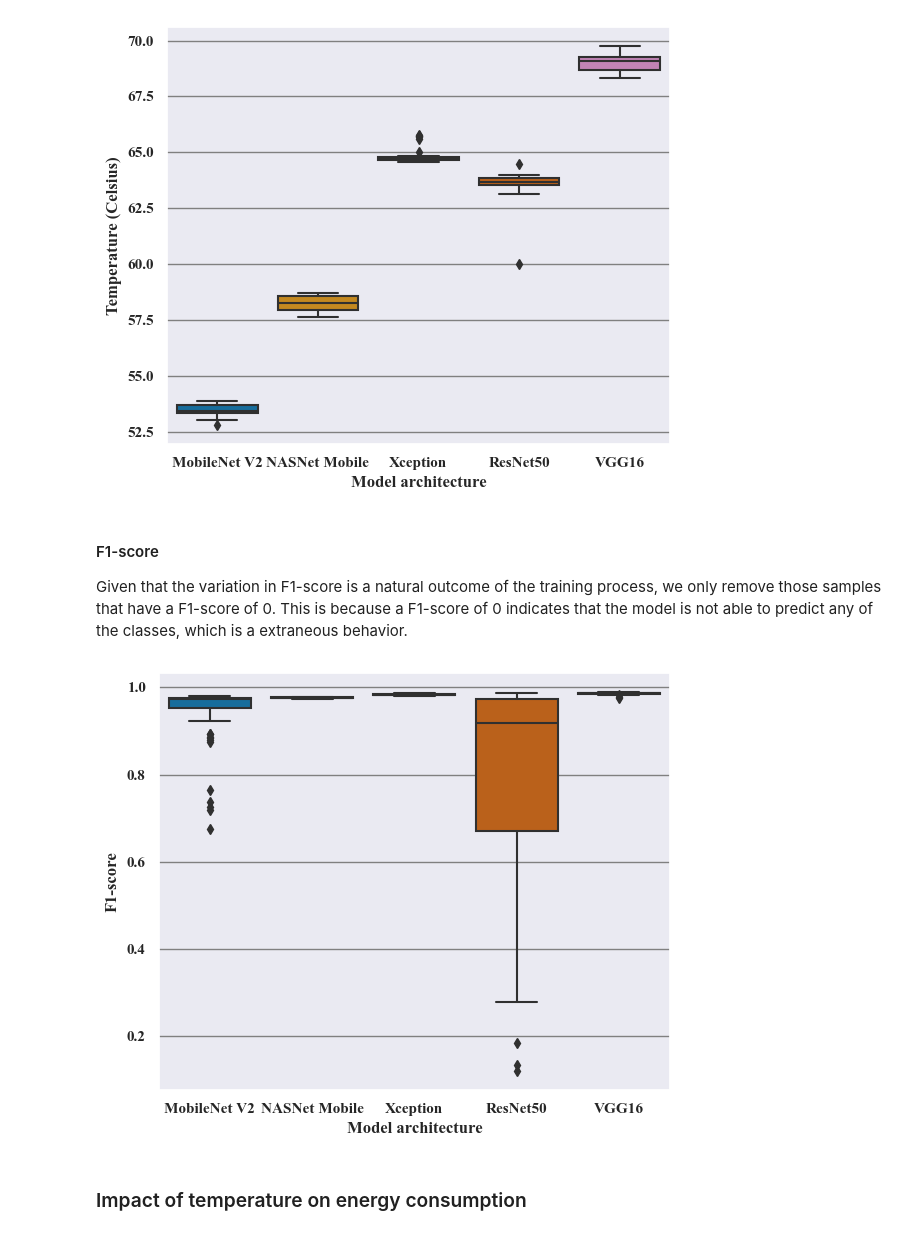
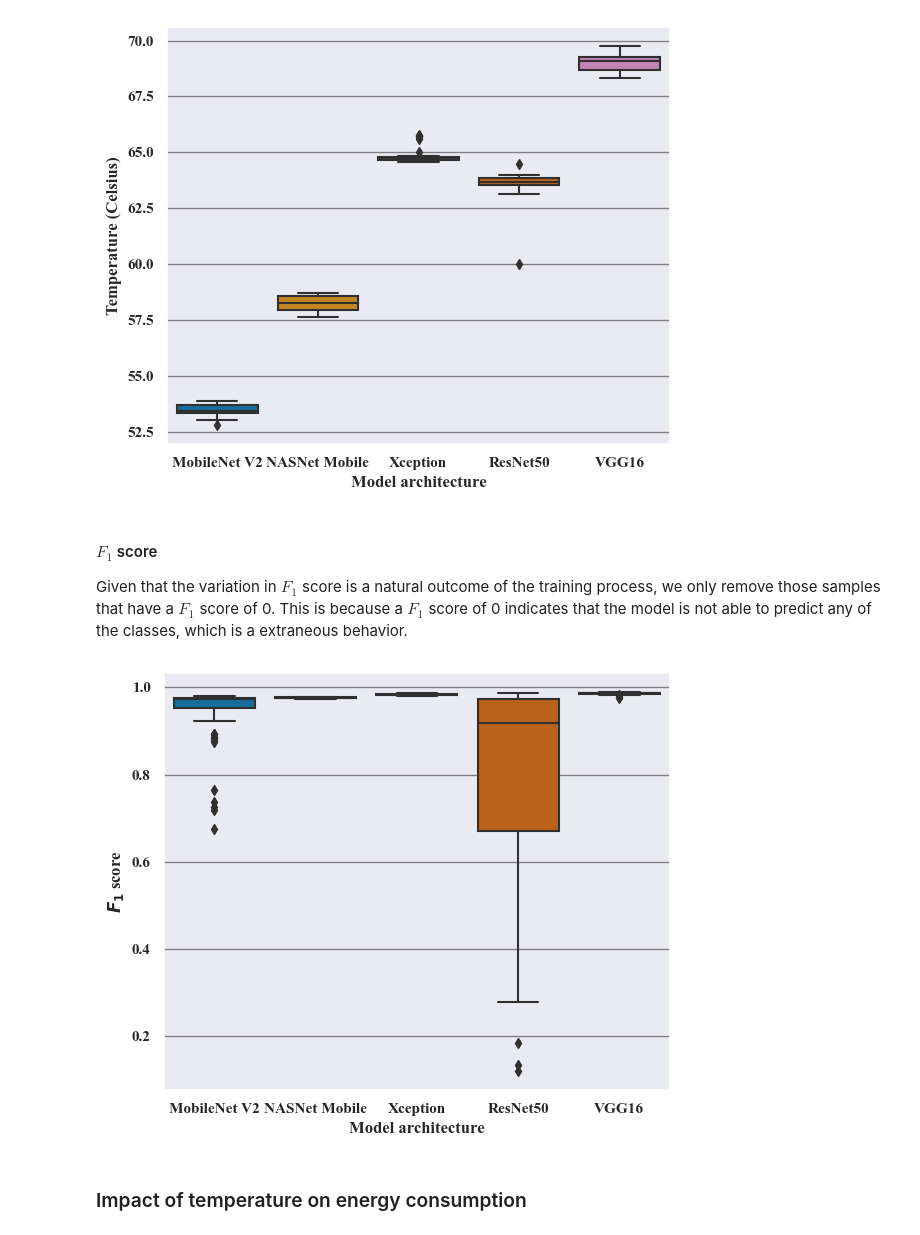
Before and after one commit to GAISSA-UPC/seaa2023_ect, a Jupyter notebook: data-analysis.ipynb, the cells around one changed output. Cells and saved outputs as stored; diff of their text form; code cells hidden in the pictures.

```diff
--- a/data-analysis.ipynb
+++ b/data-analysis.ipynb
@@ -428,8 +428,8 @@ boxplot(
 # %% [output]
 [figure]
 # %% [markdown]
-#### F1-score
-Given that the variation in F1-score is a natural outcome of the training process, we only remove those samples that have a F1-score of 0. This is because a F1-score of 0 indicates that the model is not able to predict any of the classes, which is a extraneous behavior.
+#### $F_1$ score
+Given that the variation in $F_1$ score is a natural outcome of the training process, we only remove those samples that have a $F_1$ score of 0. This is because a $F_1$ score of 0 indicates that the model is not able to predict any of the classes, which is a extraneous behavior.
 # %%
 mobilenet = pd.concat([local_n_mobilenet, local_ml_mobilenet_no_gpu_outliers, cloud_mobilenet])
 nasnet = pd.concat([local_n_nasnet, local_ml_nasnet, cloud_nasnet_no_gpu_outliers])
@@ -440,15 +440,15 @@ f1_df = pd.concat([mobilenet, nasnet, xception, resnet50, vgg16]).query("`f1-sco
 # %%
 boxplot(
     f1_df,
     x="architecture",
     y="f1-score",
     xlabel="Model architecture",
-    ylabel="F1-score",
+    ylabel="$F_1$ score",
     figname=f"f1score-boxplot.{FIGURES_FORMAT}",
     figsize=(6, 5),
 )
 # %% [output]
-[figure, old version]
+[figure, new version]
 # %% [markdown]
 ### Impact of temperature on energy consumption
 # %%
```
Also changed, not shown: parts of 9 cells of this notebook.
